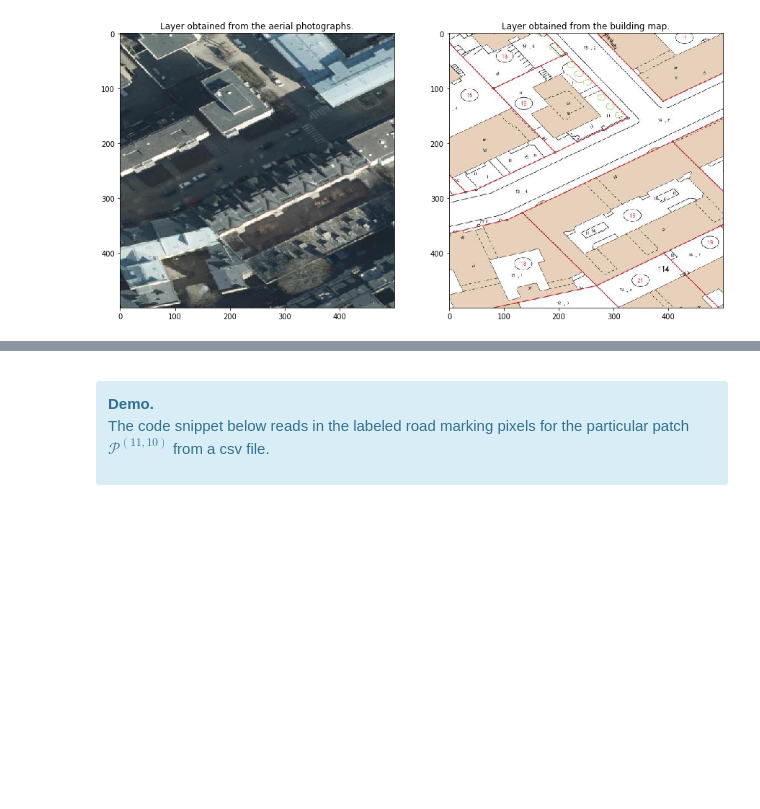
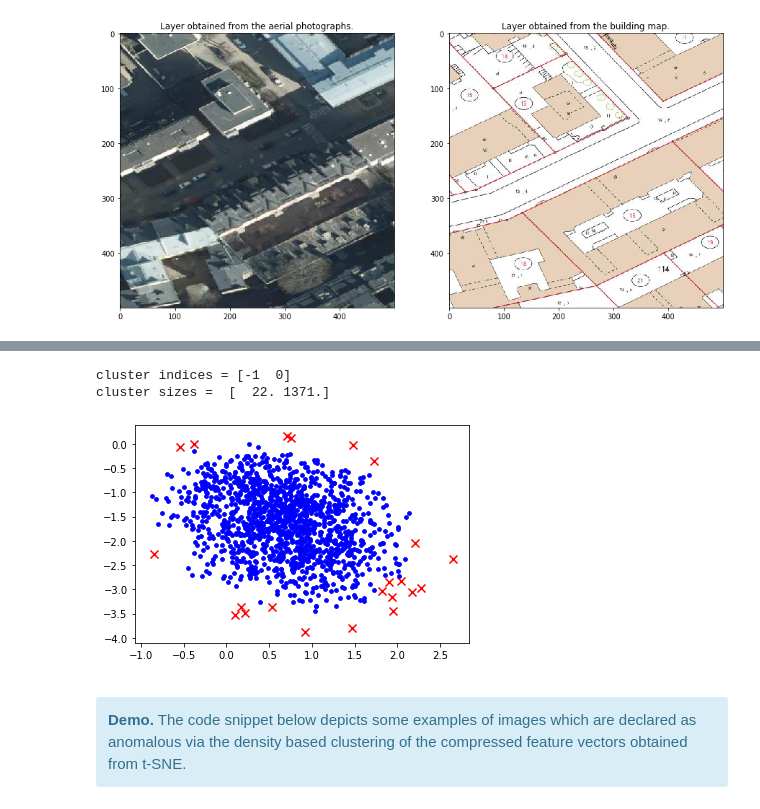
Before and after one commit to alexjungaalto/ResearchPublic, a Jupyter notebook: RoadMarkingHelsinki/RoadMarkingMonitoring.ipynb, the cells around one changed output, grey strips where cells are left out. Saved outputs shown, nothing was run; the diff lists cells and outputs as text; code cells hidden in the pictures; blank space fills up the shorter version.

```diff
--- a/RoadMarkingHelsinki/RoadMarkingMonitoring.ipynb
+++ b/RoadMarkingHelsinki/RoadMarkingMonitoring.ipynb
@@ -173,10 +336,48 @@ plt.show()
+# %%
+from sklearn.cluster import DBSCAN
+
+# cluster the data points using features X_embedded obtained from t-SNE
+clustering = DBSCAN(eps=.3, min_samples=15).fit(X_embedded)
+
+# determine the cluster sizes
+
+labels = clustering.labels_
+labelvals = np.unique(labels)
+
+print("cluster indices =",labelvals)
+
+clustersize = np.zeros(labelvals.shape[0])
+for iterval in range(labelvals.shape[0]) :
+     tmp = np.where(abs(labels-labelvals[iterval])< 0.1)
+     tmp = tmp[0]
+     clustersize[iterval] = tmp.shape[0]
+
+print("cluster sizes = ",clustersize)
+
+# determine largest cluster
+
+maxlabel = np.argmax(clustersize)
+
+
+# collect data points outside largest cluster (we consider them outliers)
+
+tmp = np.where(abs(labels-labelvals[maxlabel])> 0.1)
+tmp = tmp[0]
+outlier= tmp
+
+tmp = np.where(abs(labels-labelvals[maxlabel])< 0.1)
+tmp = tmp[0]
+inlier= tmp
+
+plt.scatter(X_embedded[outlier,0], X_embedded[outlier,1],  s=64, marker='x',c ='red')
+plt.scatter(X_embedded[inlier,0], X_embedded[inlier,1],  s=14, marker='o',c ='blue')
+plt.show()
+# %% [output]
+cluster indices = [-1  0]
+cluster sizes =  [  22. 1371.]
+[figure, added]
 # %% [markdown]
-<a id='LoadDataset'></a>
+<a id='DBSCAN'></a>
 <div class=" alert alert-info">
-    <b>Demo.</b>
-
-<p>
-The code snippet below reads in the labeled road marking pixels for the particular patch $\mathcal{P}^{(11,10)}$ from a csv file.
+    <b>Demo.</b> The code snippet below depicts some examples of images which are declared as anomalous via the density based clustering of the compressed feature vectors obtained from t-SNE.
 </p>
-
-</div>
```
Also changed, not shown: parts of 28 cells of this notebook.
